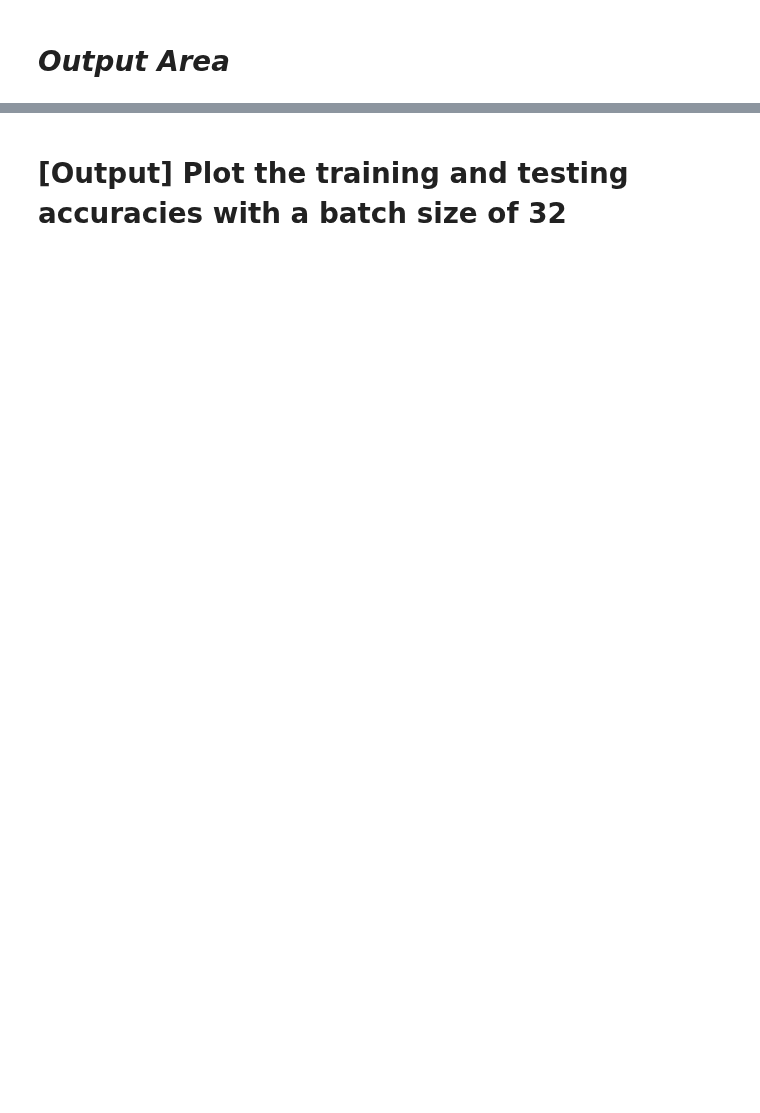
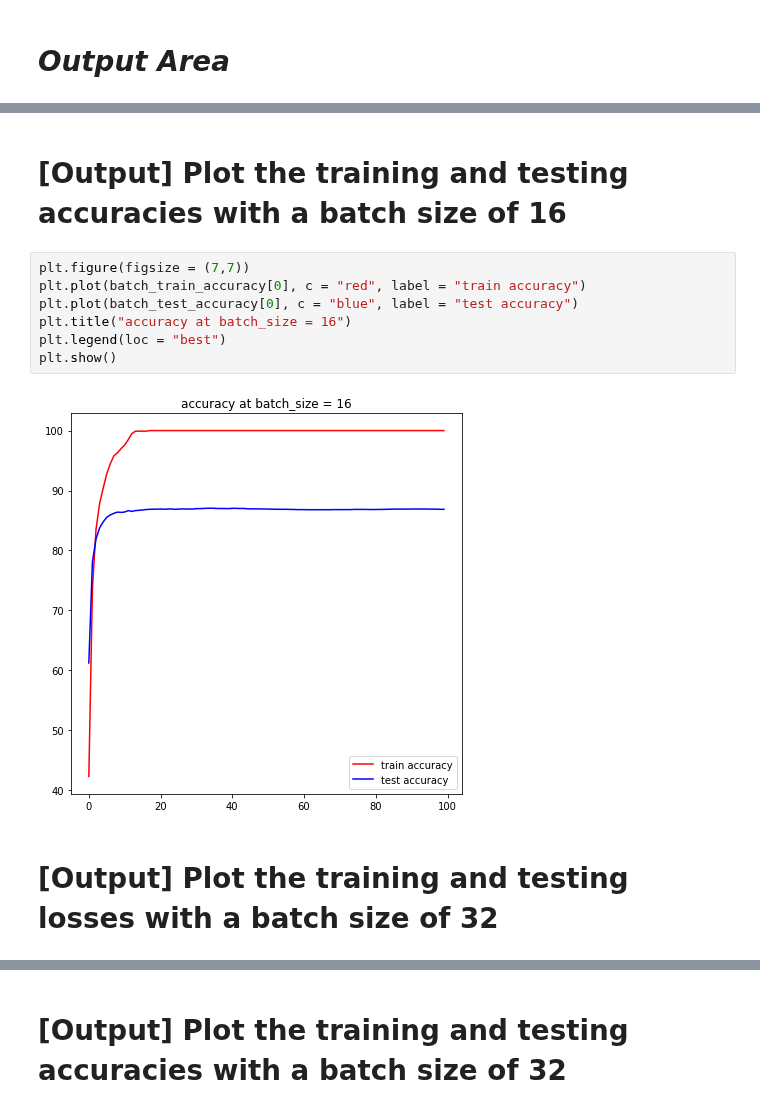
Before and after one commit to thdgmltjd123/MLProject, a Jupyter notebook: Assignment10_20150711.ipynb, the cells around one changed output, grey strips where cells are left out. Cells and saved outputs as stored; diff of their text form; blank space fills up the shorter version.

```diff
--- a/Assignment10_20150711.ipynb
+++ b/Assignment10_20150711.ipynb
@@ -175,0 +190,13 @@ plt.show()
+# %% [markdown]
+# **[Output] Plot the training and testing accuracies with a batch size of 16**
+# %%
+plt.figure(figsize = (7,7))
+plt.plot(batch_train_accuracy[0], c = "red", label = "train accuracy")
+plt.plot(batch_test_accuracy[0], c = "blue", label = "test accuracy")
+plt.title("accuracy at batch_size = 16")
+plt.legend(loc = "best")
+plt.show()
+# %% [output]
+[figure, added]
+# %% [markdown]
+# **[Output] Plot the training and testing losses with a batch size of 32**
```
Also changed, not shown: parts of 15 cells of this notebook.
